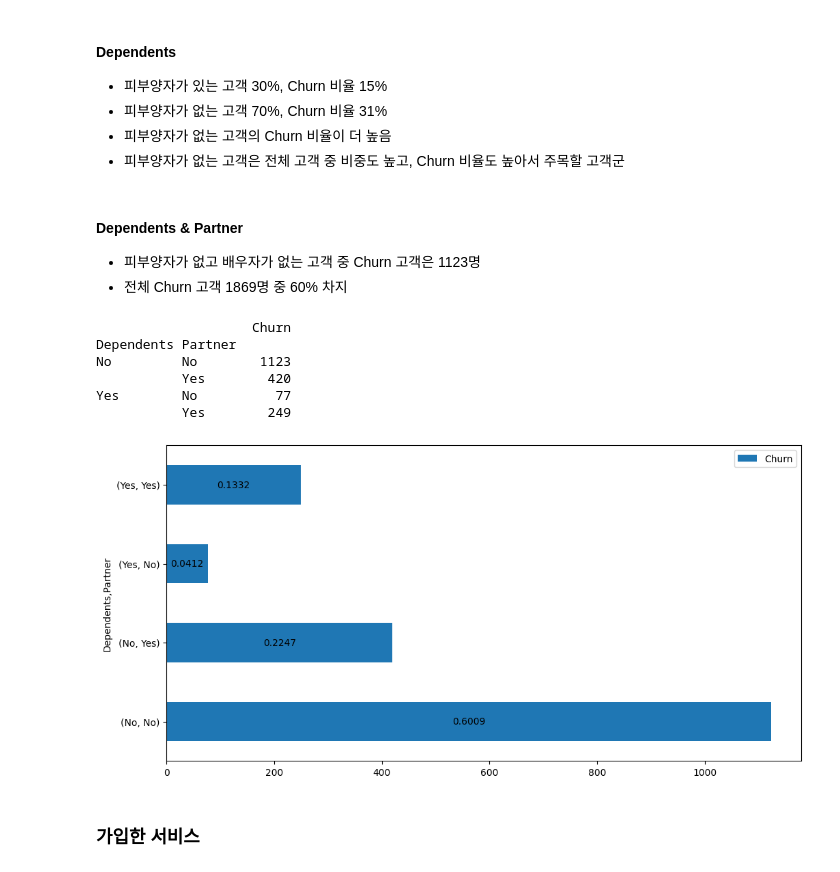
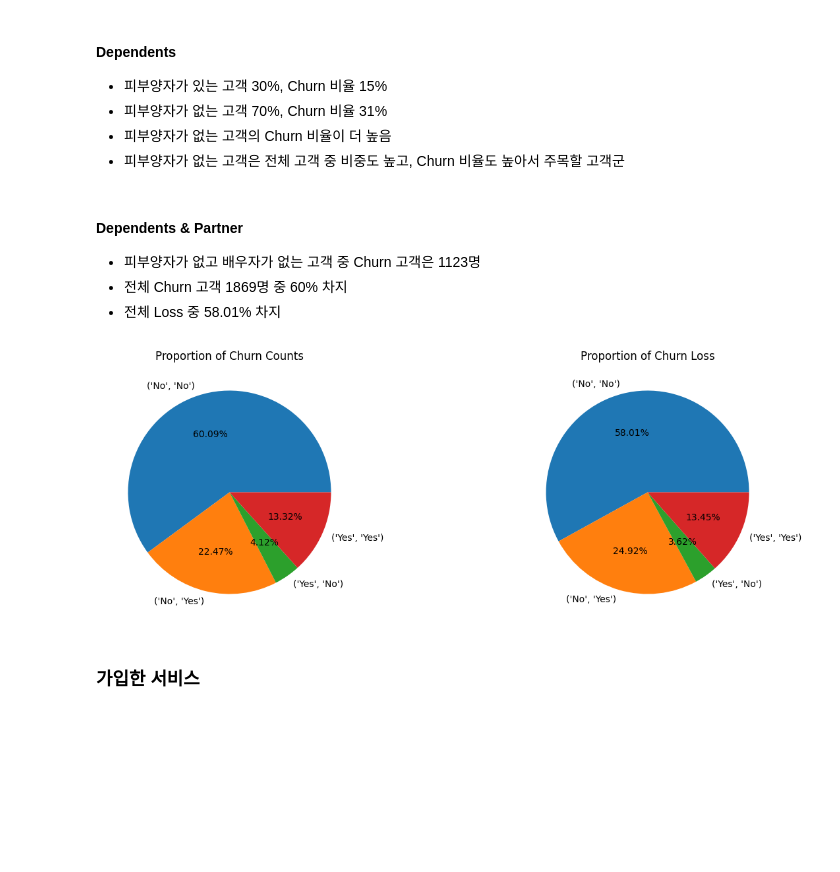
Before and after one commit to RonaldFisher9999/project, a Jupyter notebook: code/경개센_17조.ipynb, the cells around one changed output. Saved outputs shown, nothing was run; the diff lists cells and outputs as text; code cells hidden in the pictures; blank space fills up the shorter version.

```diff
--- a/code/경개센_17조.ipynb
+++ b/code/경개센_17조.ipynb
@@ -219,23 +206,23 @@ for feature in demographics :
 #### Dependents & Partner
 - 피부양자가 없고 배우자가 없는 고객 중 Churn 고객은 1123명
 - 전체 Churn 고객 1869명 중 60% 차지
+- 전체 Loss 중 58.01% 차지
-# %%
-df_demo = pd.DataFrame(df[df['Churn']==1].groupby(['Dependents', 'Partner'])['Churn'].value_counts())
-df_demo.index = df_demo.index.droplevel(2)
-ax = df_demo.plot(kind='barh', figsize=(12, 6))
-ax.bar_label(ax.containers[0],
-             labels=[f"{x/1869:.4f}" for x in df_demo['Churn'].values],
-             label_type='center')
-print(df_demo)
-plt.show()
-# %% [output]
-                    Churn
-Dependents Partner
-No         No        1123
-           Yes        420
-Yes        No          77
-           Yes        249
-[figure, removed]
+# %%
+fig, axes = plt.subplots(nrows=1, ncols=2, figsize=(15, 5))
+ax = axes[0]
+axes[0].set_title("Proportion of Churn Counts")
+churn_cnt = ax.pie(df1[df1['Churn']==1].groupby(['Dependents', 'Partner'])['Churn'].value_counts(),
+               labels=[('No', 'No'), ('No', 'Yes'), ('Yes', 'No'), ('Yes', 'Yes')],
+               autopct='%1.2f%%')
+
+ax = axes[1]
+axes[1].set_title("Proportion of Churn Loss")
+churn_loss = ax.pie(df1.groupby(['Dependents', 'Partner'])['Loss'].sum() / df1['Loss'].sum(),
+               labels=[('No', 'No'), ('No', 'Yes'), ('Yes', 'No'), ('Yes', 'Yes')],
+               autopct='%1.2f%%')
+plt.show()
+# %% [output]
+[figure, added]
 # %% [markdown]
 ### 가입한 서비스
 # %%
```
Also changed, not shown: parts of 60 cells of this notebook.
